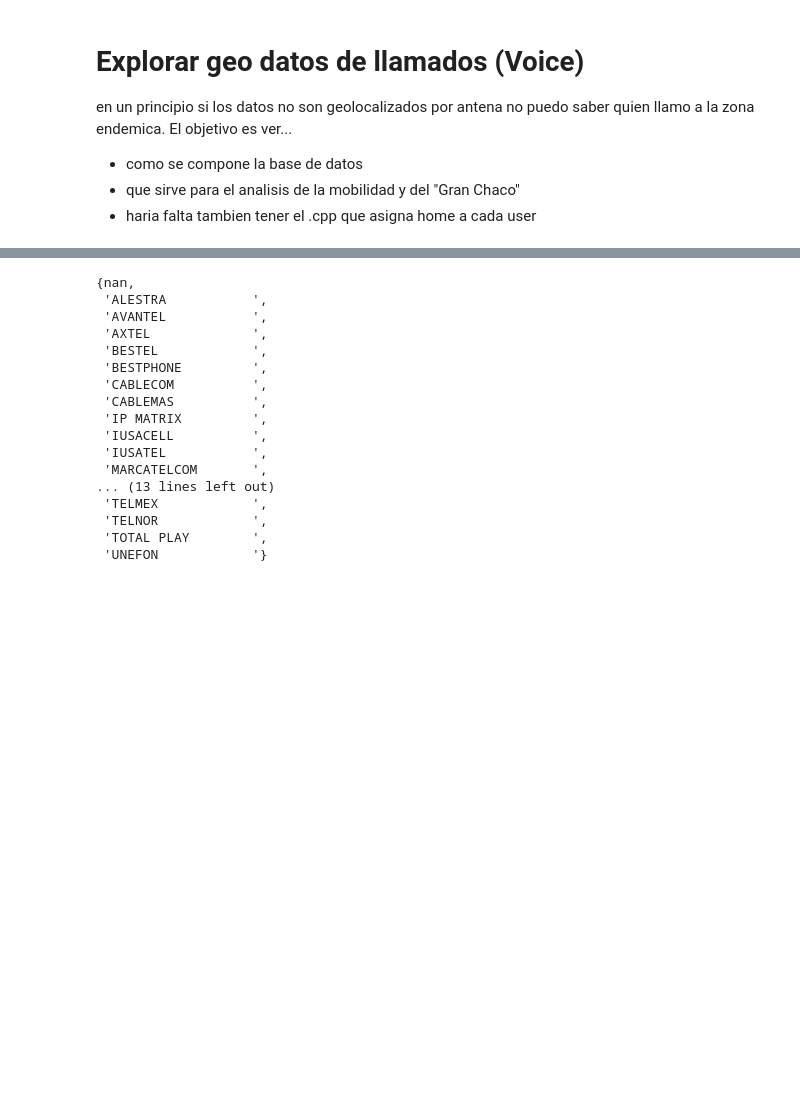
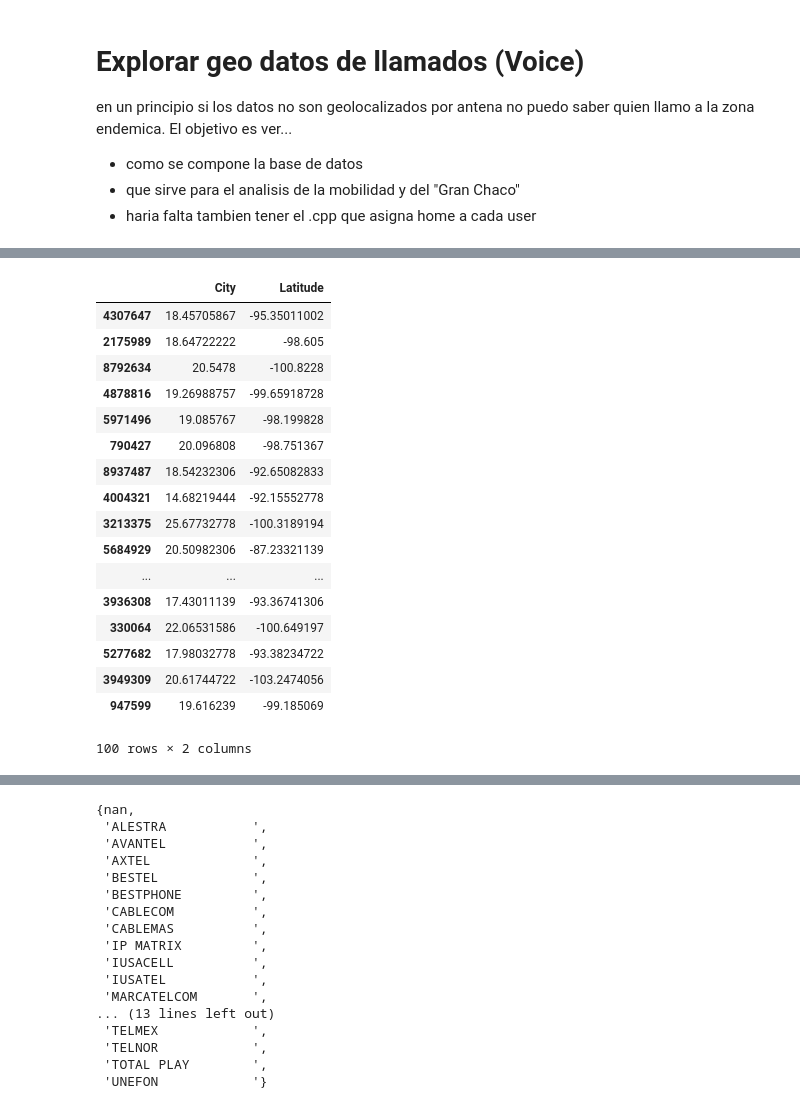
Before and after one commit to jdemonasterio/Tesis, a Jupyter notebook: Exploracion de geo voice dataset.ipynb, the cells around one changed output, grey strips where cells are left out. Cells and saved outputs as stored; diff of their text form; code cells hidden in the pictures; blank space fills up the shorter version.

```diff
--- a/Exploracion de geo voice dataset.ipynb
+++ b/Exploracion de geo voice dataset.ipynb
@@ -13,0 +70,12 @@ np.random.seed(2015)
+# %%
+#tratamos de castear los valores de una series a cosas numericas y sino devolvemos False
+def try_int_cast(x):
+    try:
+        float(x)
+        return True
+    except:
+        return False
+# %%
+buff = tabla_mensual.ix[tabla_mensual['Date3'].isnull()]
+#buscamos todas aquellas filas que no podemos castear a
+buff2 = buff[~buff['City'].apply(lambda x: try_int_cast(x))]
@@ -13,0 +94,21 @@ np.random.seed(2015)
+# %%
+buff.sample(100)
+# %% [output]
+|  | City | Latitude |
+| 4307647 | 18.45705867 | -95.35011002 |
+| 2175989 | 18.64722222 | -98.605 |
+| 8792634 | 20.5478 | -100.8228 |
+| 4878816 | 19.26988757 | -99.65918728 |
+| 5971496 | 19.085767 | -98.199828 |
+| 790427 | 20.096808 | -98.751367 |
+| 8937487 | 18.54232306 | -92.65082833 |
+| 4004321 | 14.68219444 | -92.15552778 |
+| 3213375 | 25.67732778 | -100.3189194 |
+| 5684929 | 20.50982306 | -87.23321139 |
+| ... | ... | ... |
+| 3936308 | 17.43011139 | -93.36741306 |
+| 330064 | 22.06531586 | -100.649197 |
+| 5277682 | 17.98032778 | -93.38234722 |
+| 3949309 | 20.61744722 | -103.2474056 |
+| 947599 | 19.616239 | -99.185069 |
+100 rows × 2 columns
```
Also changed, not shown: parts of 18 cells of this notebook, 1 other file.
